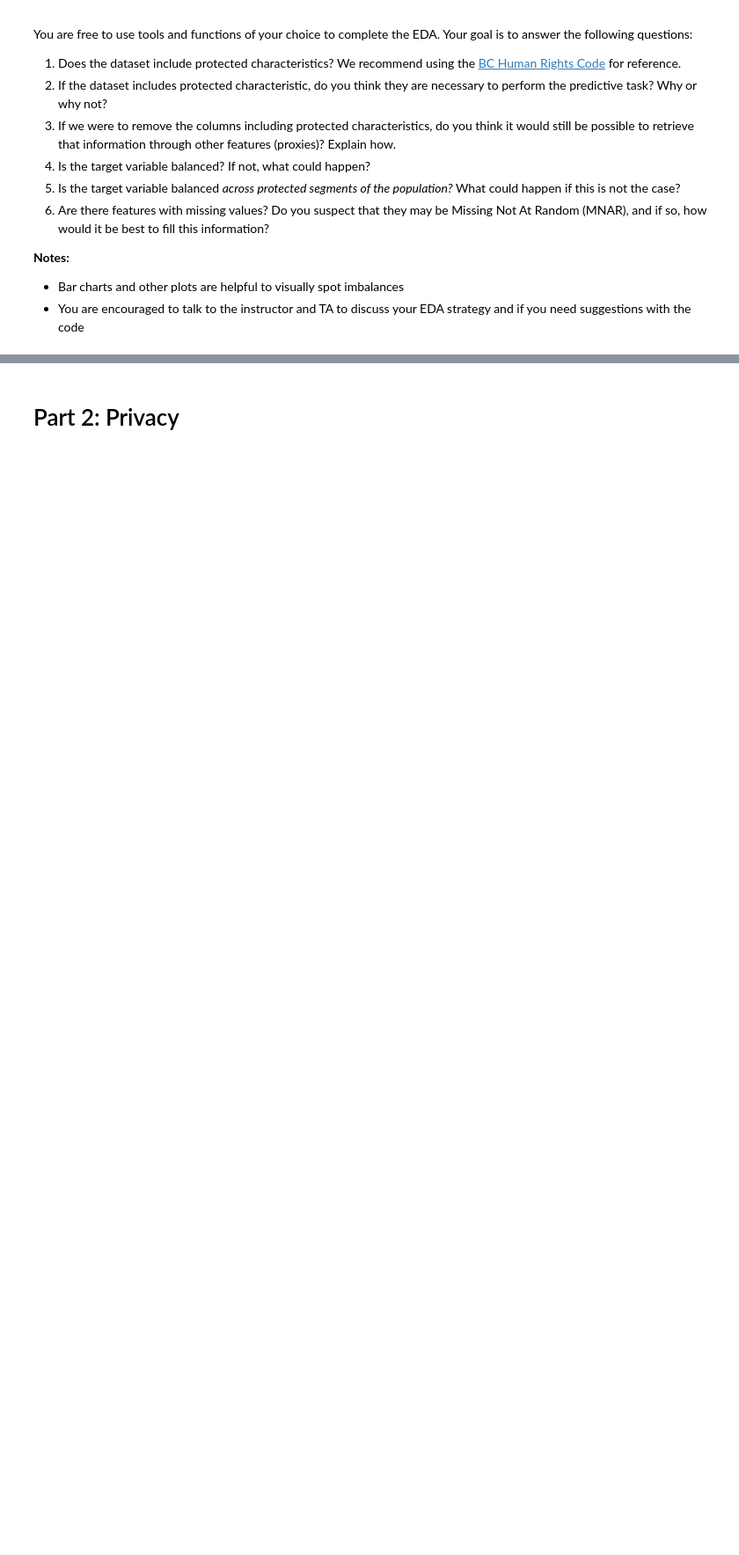
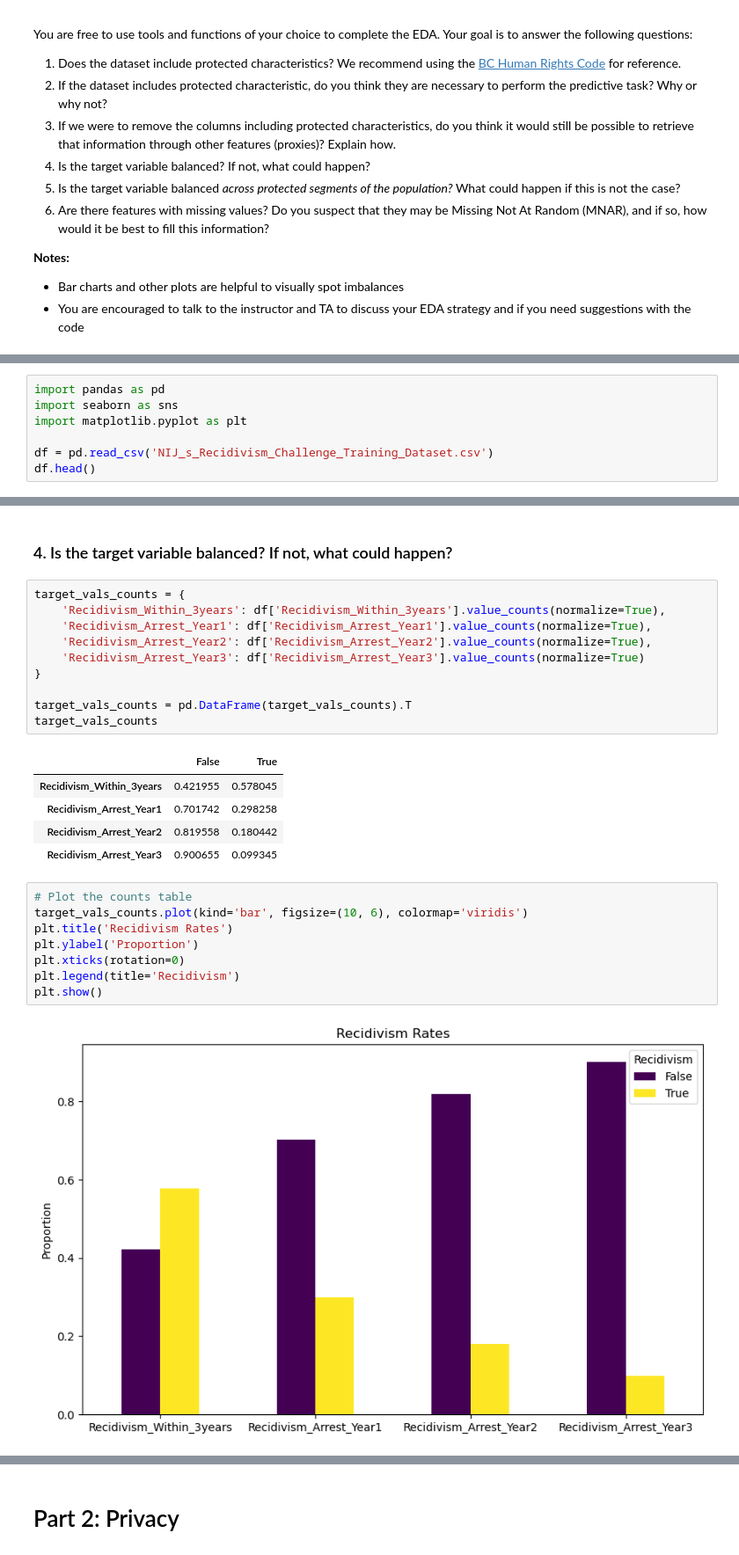
Before and after one commit to RaymondZhang20/DSCI430, a Jupyter notebook: Module 2 assignment-1.ipynb, the cells around one changed output, grey strips where cells are left out. Shown at 88% size. Cells and saved outputs as stored; diff of their text form; blank space fills up the shorter version.

```diff
--- a/Module 2 assignment-1.ipynb
+++ b/Module 2 assignment-1.ipynb
@@ -177,0 +179,7 @@ You are free to use tools and functions of your choice to complete the EDA. Your
+# %%
+import pandas as pd
+import seaborn as sns
+import matplotlib.pyplot as plt
+
+df = pd.read_csv('NIJ_s_Recidivism_Challenge_Training_Dataset.csv')
+df.head()
@@ -177,0 +250,28 @@ You are free to use tools and functions of your choice to complete the EDA. Your
+# %% [markdown]
+### 4. Is the target variable balanced? If not, what could happen?
+# %%
+target_vals_counts = {
+    'Recidivism_Within_3years': df['Recidivism_Within_3years'].value_counts(normalize=True),
+    'Recidivism_Arrest_Year1': df['Recidivism_Arrest_Year1'].value_counts(normalize=True),
+    'Recidivism_Arrest_Year2': df['Recidivism_Arrest_Year2'].value_counts(normalize=True),
+    'Recidivism_Arrest_Year3': df['Recidivism_Arrest_Year3'].value_counts(normalize=True)
+}
+
+target_vals_counts = pd.DataFrame(target_vals_counts).T
+target_vals_counts
+# %% [output]
+|  | False | True |
+| Recidivism_Within_3years | 0.421955 | 0.578045 |
+| Recidivism_Arrest_Year1 | 0.701742 | 0.298258 |
+| Recidivism_Arrest_Year2 | 0.819558 | 0.180442 |
+| Recidivism_Arrest_Year3 | 0.900655 | 0.099345 |
+# %%
+# Plot the counts table
+target_vals_counts.plot(kind='bar', figsize=(10, 6), colormap='viridis')
+plt.title('Recidivism Rates')
+plt.ylabel('Proportion')
+plt.xticks(rotation=0)
+plt.legend(title='Recidivism')
+plt.show()
+# %% [output]
+[figure, added]
```
Also changed, not shown: parts of 32 cells of this notebook.
